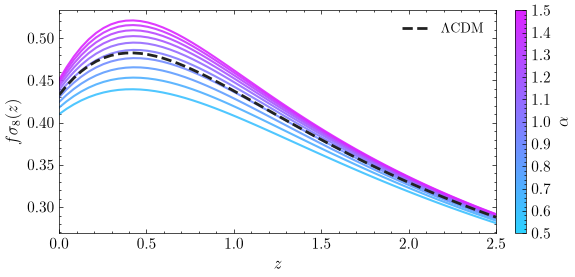
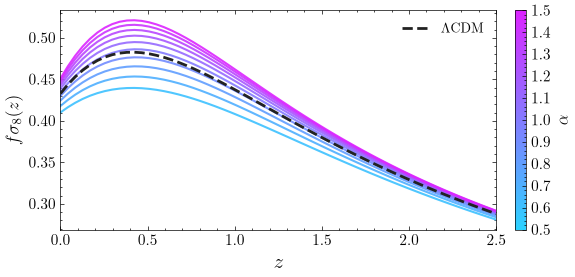
The change to this notebook cell's code, shown as a diff; its figure went from the first image to the second:
--- before
+++ after
@@ -5,6 +5,6 @@
 for at in SOLVED_ALPHAS:
     ax.plot(z_b, fs8_grea[at], color=grea_color(at), lw=1.5, alpha=0.9)
-ax.set_xlabel(r'$z$')
-ax.set_ylabel(r'$f\sigma_8(z)$')
+ax.set_xlabel(r'$z$', fontsize=15)
+ax.set_ylabel(r'$f\sigma_8(z)$', fontsize=13)
 # ax.set_title(r'Growth rate $f\sigma_8(z)$  [fixed $A_s$]')
 ax.legend()

Commit: Added reconstruction plots